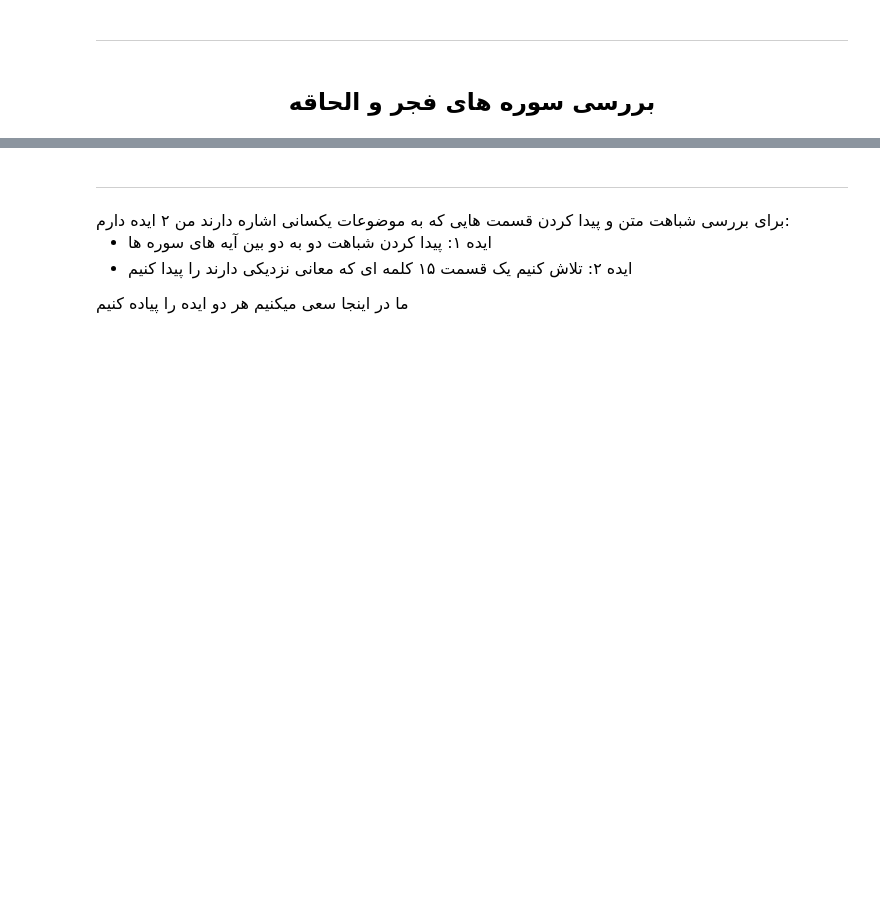
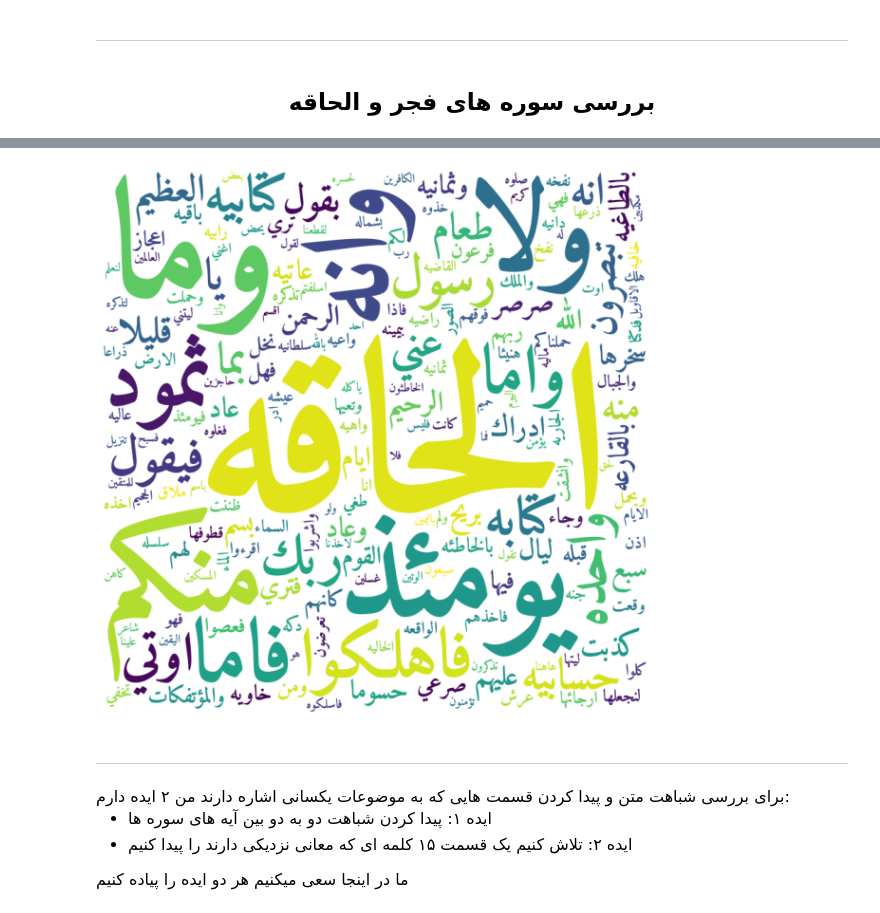
Before and after one commit to DanialErfanian/quran-nlp, a Jupyter notebook: EDA.ipynb, the cells around one changed output, grey strips where cells are left out. Saved outputs shown, nothing was run; the diff lists cells and outputs as text; code cells hidden in the pictures; blank space fills up the shorter version.

```diff
--- a/EDA.ipynb
+++ b/EDA.ipynb
@@ -120,3 +159,7 @@ print(elhagheh_text)
+# %%
+create_word_cloud(' '.join(elhagheh_text))
+# %% [output]
+[figure, added]
 # %% [markdown]
 <hr/>
 # %% [markdown]
```
Also changed, not shown: parts of 8 cells of this notebook.
